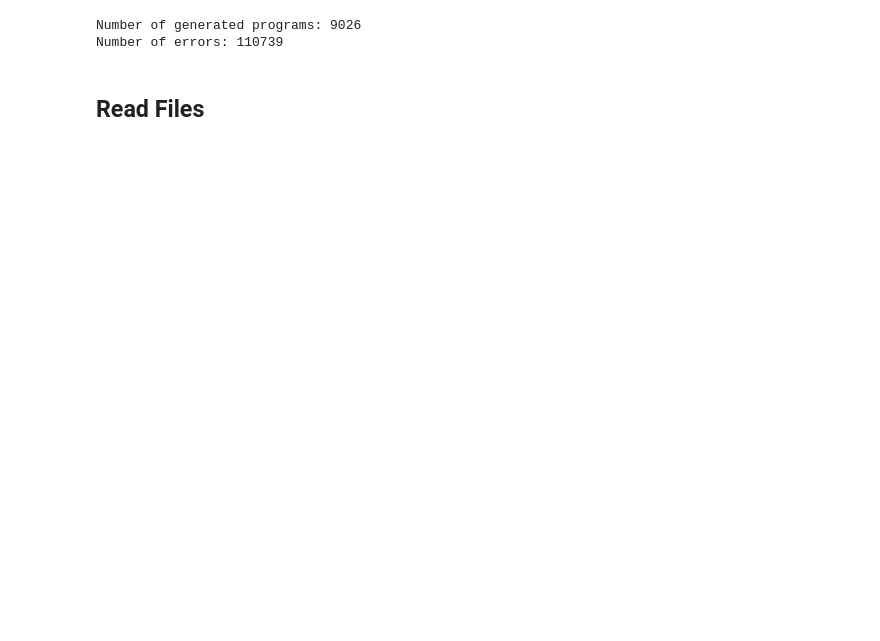
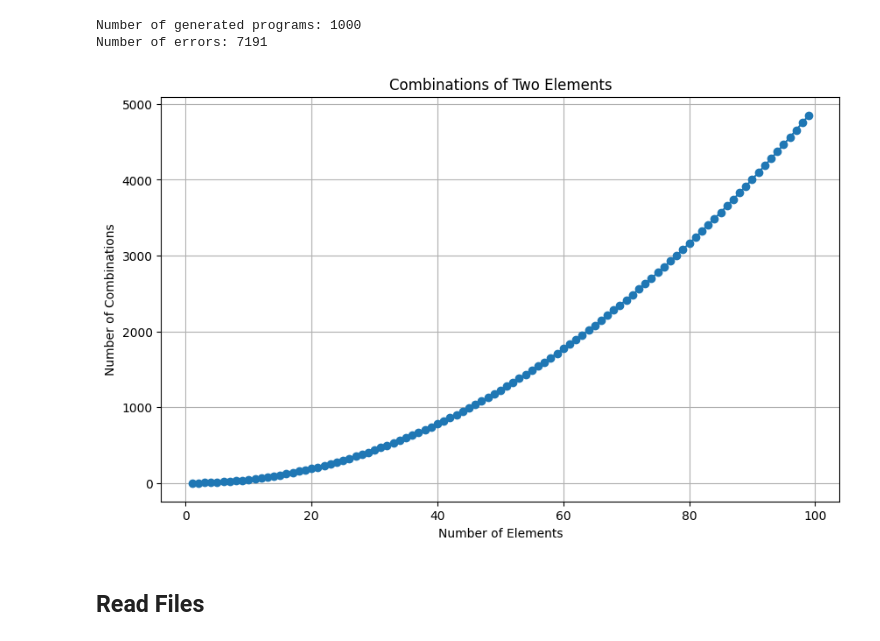
Before and after one commit to sola-st/qite-quantum-platform-testing, a Jupyter notebook: notebooks/019_004_Inspect_Error_Propose_QASM_Fixer.ipynb, the cells around one changed output. Saved outputs shown, nothing was run; the diff lists cells and outputs as text; code cells hidden in the pictures; blank space fills up the shorter version.

```diff
--- a/notebooks/019_004_Inspect_Error_Propose_QASM_Fixer.ipynb
+++ b/notebooks/019_004_Inspect_Error_Propose_QASM_Fixer.ipynb
@@ -93,15 +94,37 @@ OPENAI_API_KEY = Path(PATH_OPENAI_API_KEY).read_text().strip()
 os.environ['OPENAI_API_KEY'] = OPENAI_API_KEY
 # %%
 # count generated programs in the program bank
-count_generated_programs = len(list(Path(DIR_PROGRAM_BANK).rglob("*.py")))
+count_generated_programs = len(
+    list(Path(DIR_PROGRAM_BANK).rglob("*_circuit.py")))
 print(f"Number of generated programs: {count_generated_programs}")
 
 # count the number of errors
 count_errors = len(list(Path(DIR_PROGRAM_BANK).rglob("*_error.json")))
 print(f"Number of errors: {count_errors}")
 # %% [output]
-Number of generated programs: 9026
-Number of errors: 110739
+Number of generated programs: 1000
+Number of errors: 7191
+# %%
+from scipy.special import comb
+
+import matplotlib.pyplot as plt
+
+# Define the range of elements
+n_elements = range(1, 100)
+
+# Calculate the number of combinations for each number of elements
+n_combinations = [comb(n, 2, exact=True) for n in n_elements]
+
+# Plot the data
+plt.figure(figsize=(10, 6))
+plt.plot(n_elements, n_combinations, marker='o')
+plt.xlabel('Number of Elements')
+plt.ylabel('Number of Combinations')
+plt.title('Combinations of Two Elements')
+plt.grid(True)
+plt.show()
+# %% [output]
+[figure, added]
 # %% [markdown]
 ## Read Files
 # %%
```
Also changed, not shown: parts of 14 cells of this notebook, 8 other files.
